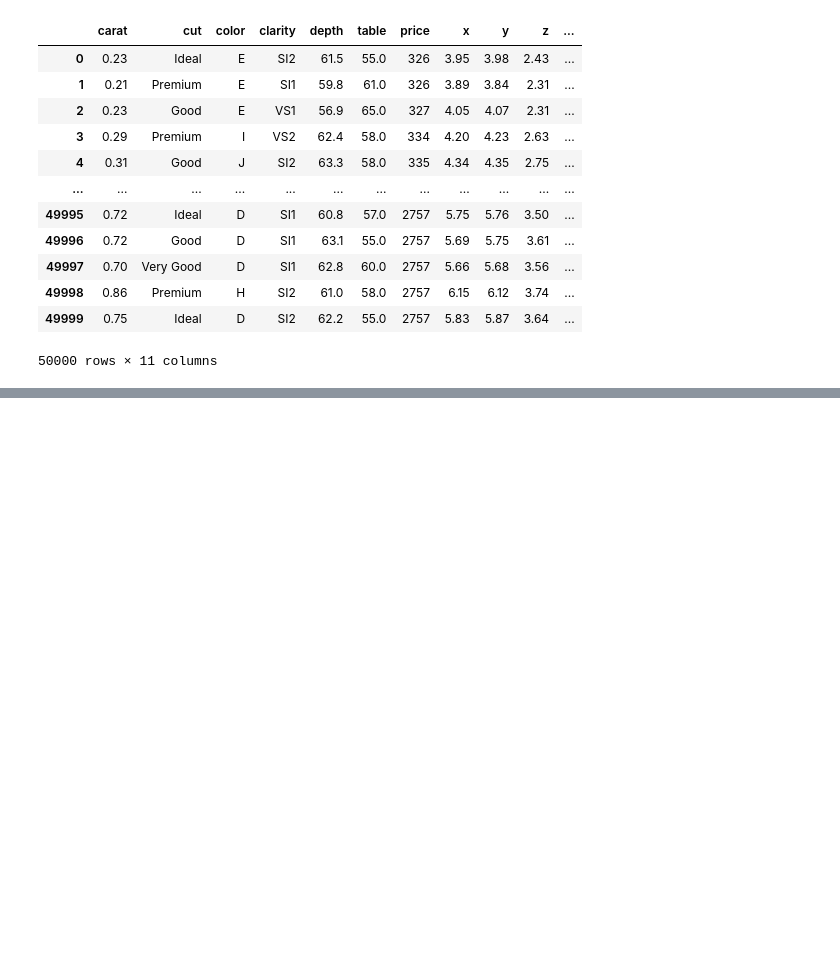
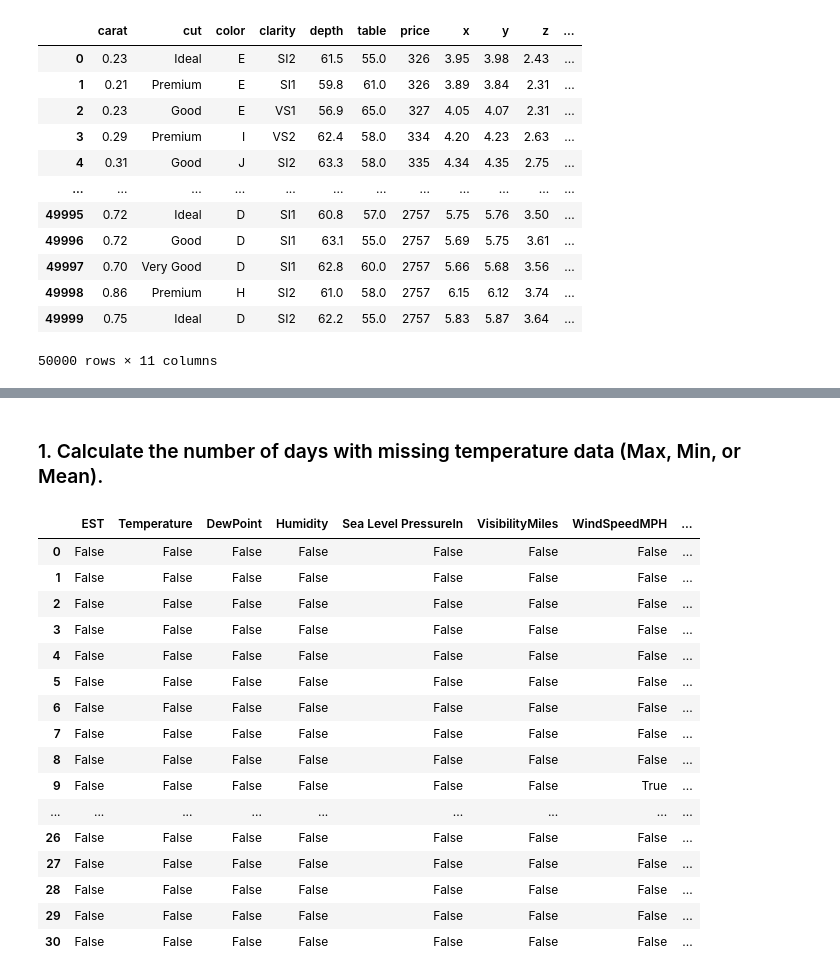
Before and after one commit to Arshdeepkaur3560/assignments, a Jupyter notebook: assignments_py.ipynb, the cells around one changed output, grey strips where cells are left out. Saved outputs shown, nothing was run; the diff lists cells and outputs as text; code cells hidden in the pictures; blank space fills up the shorter version.

```diff
--- a/assignments_py.ipynb
+++ b/assignments_py.ipynb
@@ -1275,0 +1333,22 @@ df
+# %% [markdown]
+### 1. Calculate the number of days with missing temperature data (Max, Min, or Mean).
+# %%
+df.isnull()
+# %% [output]
+|  | EST | Temperature | DewPoint | Humidity | Sea Level PressureIn | VisibilityMiles | WindSpeedMPH | ... |
+| 0 | False | False | False | False | False | False | False | ... |
+| 1 | False | False | False | False | False | False | False | ... |
+| 2 | False | False | False | False | False | False | False | ... |
+| 3 | False | False | False | False | False | False | False | ... |
+| 4 | False | False | False | False | False | False | False | ... |
+| 5 | False | False | False | False | False | False | False | ... |
+| 6 | False | False | False | False | False | False | False | ... |
+| 7 | False | False | False | False | False | False | False | ... |
+| 8 | False | False | False | False | False | False | False | ... |
+| 9 | False | False | False | False | False | False | True | ... |
+| ... | ... | ... | ... | ... | ... | ... | ... | ... |
+| 26 | False | False | False | False | False | False | False | ... |
+| 27 | False | False | False | False | False | False | False | ... |
+| 28 | False | False | False | False | False | False | False | ... |
+| 29 | False | False | False | False | False | False | False | ... |
+| 30 | False | False | False | False | False | False | False | ... |
```
Also changed, not shown: parts of 14 cells of this notebook.
